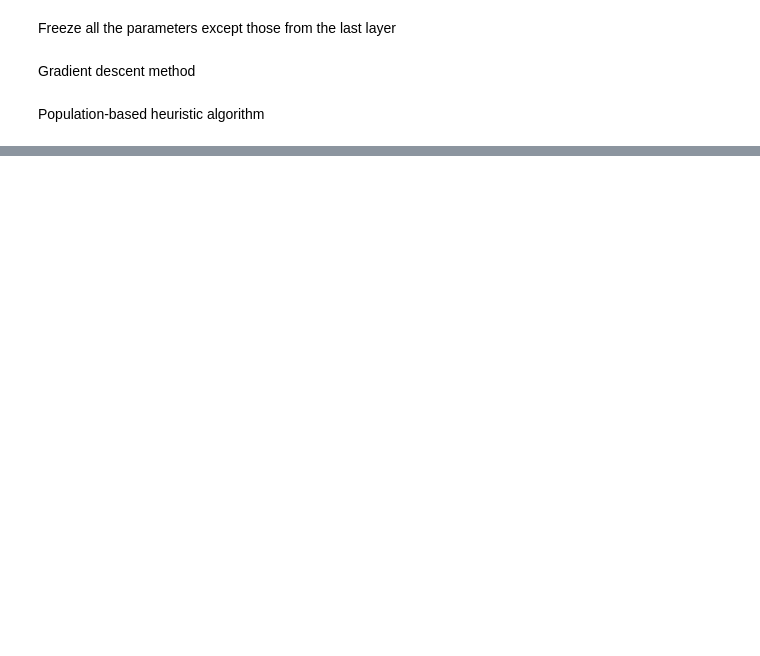
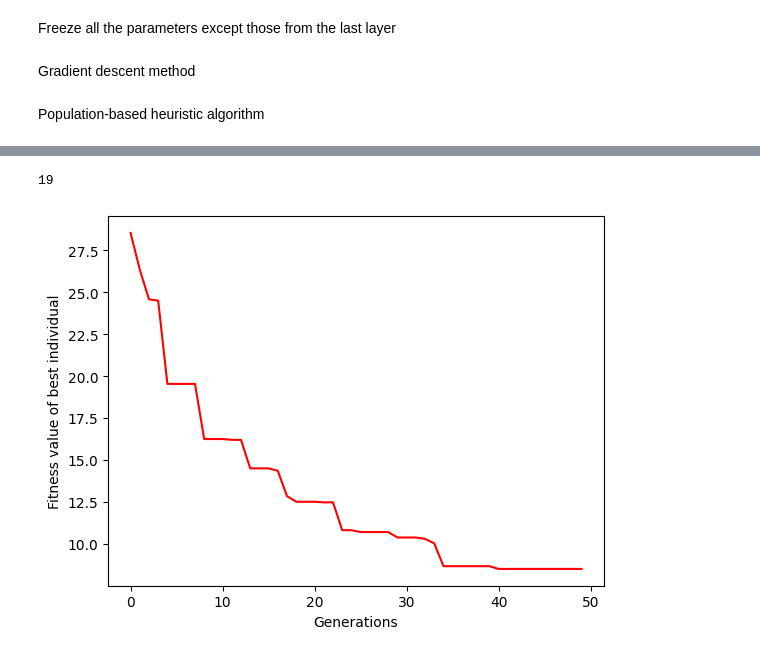
Before and after one commit to surajrl/cifar10-nn, a Jupyter notebook: src/com3013-cw.ipynb, the cells around one changed output, grey strips where cells are left out. Cells and saved outputs as stored; diff of their text form; code cells hidden in the pictures; blank space fills up the shorter version.

```diff
--- a/src/com3013-cw.ipynb
+++ b/src/com3013-cw.ipynb
@@ -83,7 +84,7 @@ class Net(nn.Module):
         self.fc2 = nn.Linear(2048, 2048)
         self.batchNorm5 = nn.BatchNorm1d(2048)
 
-        self.fc3 = nn.Linear(2048, 10)
+        self.out = nn.Linear(2048, 10)
 
     def forward(self, x):
         x = self.conv1(x)
@@ -113,7 +114,7 @@ class Net(nn.Module):
 
         x = F.dropout(x, p=0.5)
 
-        x = self.fc3(x)
+        x = self.out(x)
 
         return x
 # %% [markdown]
@@ -230,8 +271,7 @@ def freeze_parameters(net: nn.Module):
         param.requires_grad = False
 
     # unfreeze all the parameters from the last layer and randomise the weights
-    last_layer = list(net.children())[-1]
-    for param in last_layer.parameters():
+    for param in net.out.parameters():
         param.requires_grad = True
         param.data = torch.rand(param.size(), device=device)
 # %% [markdown]
@@ -257,14 +297,16 @@ Population-based heuristic algorithm
 import random
 from deap import creator, base, tools, algorithms
 
-PATH = "../nn-models/cifar10-nn-model"
+PATH = "./nn-models/cifar10-nn-model"
 
 # load the pretrained NN model
 net = Net()
 net.load_state_dict(torch.load(PATH))
 net.to(device=device)
 
-loss_function = nn.CrossEntropyLoss()
+all_data = []
+for batch in trainloader:
+    all_data.extend(batch)
 
 freeze_parameters(net=net)
 
@@ -272,8 +314,7 @@ freeze_parameters(net=net)
 n_bits = 8
 
 dimensions = 0
-last_layer = list(net.children())[-1]
-for param in last_layer.parameters():
+for param in net.out.parameters():
     dimensions += param.numel()
 
 population_size = 50
@@ -283,6 +324,8 @@ crossover_probability = 0.9
 uniform_crossover_probability = 0.5
 mutation_probability = 0.1
 mutation_flip_probability = 1.0 / (dimensions * n_bits)
+min_bound = -1.0
+max_bound = 1.0
 
 creator.create("FitnessMin", base.Fitness, weights=(-1.0,))
 creator.create("Individual", list, fitness=creator.FitnessMin)
@@ -301,35 +344,29 @@ def decode(individual):
         chromosome = individual[i*n_bits:(i+1)*n_bits]
         bit_string = ''.join(map(str, chromosome))
         num_as_int = int(bit_string, 2) # convert to int from base 2 list
-        num_in_range = -10 + (10 + 10) * num_as_int / 2**n_bits
+        num_in_range = min_bound + (max_bound - min_bound) * num_as_int / 2**n_bits
         real_numbers.append(num_in_range)
 
     return real_numbers
 
 def calculate_fitness(individual):
+    # put the parameters into the NN
     parameters = decode(individual=individual)
     parameters = torch.as_tensor(parameters, dtype=torch.float32, device=device)
 
-    # 10 is the output
-    # 2048 is the input
-
-    # put the parameters in the neural network
-    net.fc3.weight = torch.nn.Parameter(data=parameters[0:20480].reshape(10, 2048))
-    net.fc3.bias = torch.nn.Parameter(data=parameters[20480:20490])
+    net.out.weight = torch.nn.Parameter(data=parameters[0:20480].reshape(10, 2048))
+    net.out.bias = torch.nn.Parameter(data=parameters[20480:20490])
 
     # go over the dataset once
     running_loss = 0
     with torch.no_grad():
-        for mini_batch_num, data in enumerate(trainloader, 0):
-            images = data[0].to(device)
-            labels = data[1].to(device)
+      images = all_data[0].to(device)
+      labels = all_data[1].to(device)
 
-            preds = net(images) # forward mini-batch
-            loss = loss_function(preds, labels) # calculate loss
+      preds = net(images) # predict entire dataset
+      loss = F.cross_entropy(preds, labels) # calculate loss
 
-            running_loss += loss.item()
-
-    return running_loss,
+    return loss.item(),
 
 # generate an initial population
 population = []
@@ -382,12 +419,25 @@ for g in range(generations):
     population[:] = offspring
 
     # track the best individuals
-    curr_best_individual = tools.selBest(population, 1)[0]
-    best_individuals.append(curr_best_individual.fitness.values[0])
-    print(f'Generation {g} -- Current best individual has a fitness value of {curr_best_individual.fitness.values}')
+    # gather all the fitness values in one list and track the best fitness value
+    all_fitness_values = [individual.fitness.values[0] for individual in population]
+    best_individuals.append(min(all_fitness_values))
+    print(f'Generation {g} -- Current best individual has a fitness value of {min(all_fitness_values)}')
 
+# plot the best individuals from each generation
+plt.plot(np.array(best_individuals), 'r')
+plt.xlabel('Generations')
+plt.ylabel('Fitness value of best individual')
 # choose the best individual from the final population as the parameters (weights and biases) of the NN
-plt.plot(np.array(best_individuals), 'r')
-best_ind = tools.selBest(population, 1)[0]
-print(f'End of evolution -- Best individual has a fitness value of {best_ind.fitness.values}')
+best_individual = tools.selBest(population, 1)[0]
+print(f'End of evolution -- Best individual has a fitness value of {best_individual.fitness.values}')
+
+# put parameters back into the NN
+parameters = decode(individual=best_individual)
+parameters = torch.as_tensor(parameters, dtype=torch.float32, device=device)
+net.out.weight = torch.nn.Parameter(data=parameters[0:20480].reshape(10, 2048))
+net.out.bias = torch.nn.Parameter(data=parameters[20480:20490])
+
+# test the NN
+test_nn(net=net, verbose=True)
 # %% [output]
@@ -394,0 +461,2 @@ KeyboardInterrupt:
+19
+[figure, added]
```
Also changed, not shown: parts of 8 cells of this notebook.
